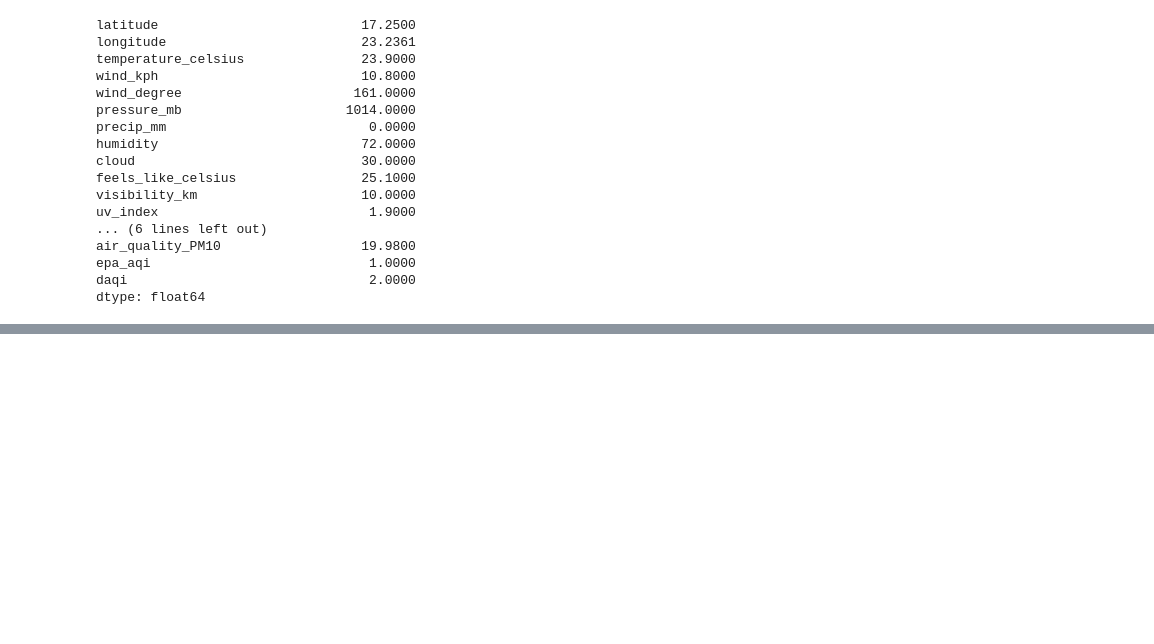
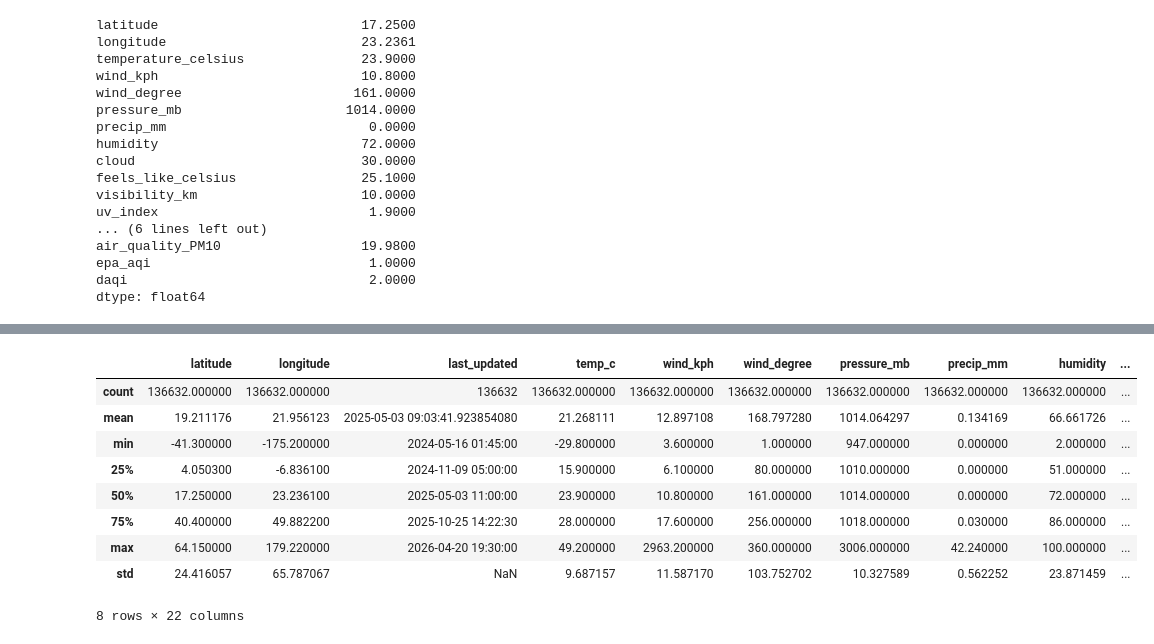
Before and after one commit to fitha123k/Weather-Data-Analysis-, a Jupyter notebook: project.ipynb, the cells around one changed output, grey strips where cells are left out. Saved outputs shown, nothing was run; the diff lists cells and outputs as text; code cells hidden in the pictures; blank space fills up the shorter version.

```diff
--- a/project.ipynb
+++ b/project.ipynb
@@ -608,0 +870,13 @@ np.int64(0)
+# %%
+ df.describe()
+# %% [output]
+|  | latitude | longitude | last_updated | temp_c | wind_kph | wind_degree | pressure_mb | precip_mm | humidity | ... |
+| count | 136632.000000 | 136632.000000 | 136632 | 136632.000000 | 136632.000000 | 136632.000000 | 136632.000000 | 136632.000000 | 136632.000000 | ... |
+| mean | 19.211176 | 21.956123 | 2025-05-03 09:03:41.923854080 | 21.268111 | 12.897108 | 168.797280 | 1014.064297 | 0.134169 | 66.661726 | ... |
+| min | -41.300000 | -175.200000 | 2024-05-16 01:45:00 | -29.800000 | 3.600000 | 1.000000 | 947.000000 | 0.000000 | 2.000000 | ... |
+| 25% | 4.050300 | -6.836100 | 2024-11-09 05:00:00 | 15.900000 | 6.100000 | 80.000000 | 1010.000000 | 0.000000 | 51.000000 | ... |
+| 50% | 17.250000 | 23.236100 | 2025-05-03 11:00:00 | 23.900000 | 10.800000 | 161.000000 | 1014.000000 | 0.000000 | 72.000000 | ... |
+| 75% | 40.400000 | 49.882200 | 2025-10-25 14:22:30 | 28.000000 | 17.600000 | 256.000000 | 1018.000000 | 0.030000 | 86.000000 | ... |
+| max | 64.150000 | 179.220000 | 2026-04-20 19:30:00 | 49.200000 | 2963.200000 | 360.000000 | 3006.000000 | 42.240000 | 100.000000 | ... |
+| std | 24.416057 | 65.787067 | NaN | 9.687157 | 11.587170 | 103.752702 | 10.327589 | 0.562252 | 23.871459 | ... |
+8 rows × 22 columns
```
Also changed, not shown: parts of 40 cells of this notebook, 1 other file.
